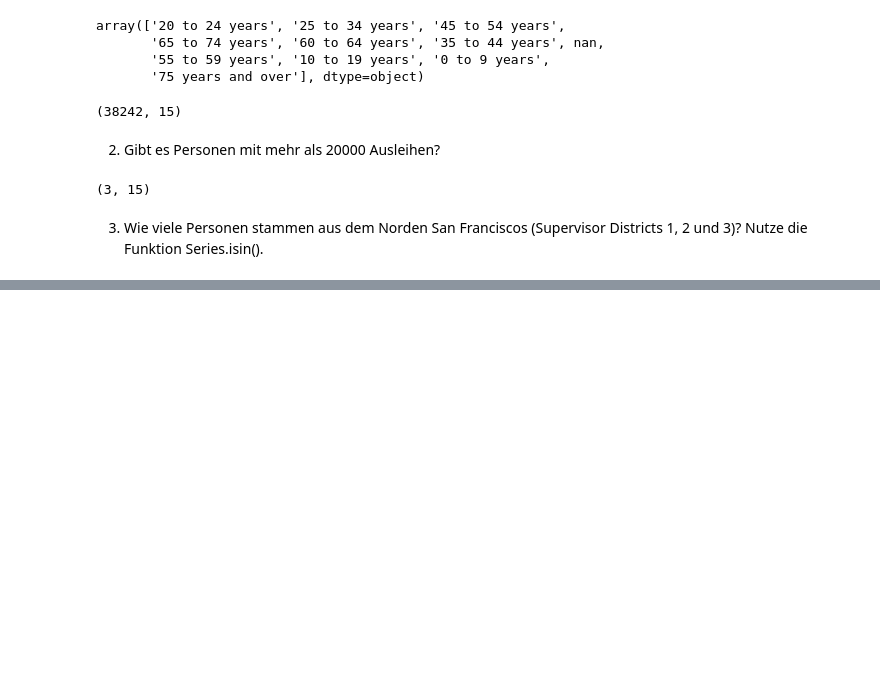
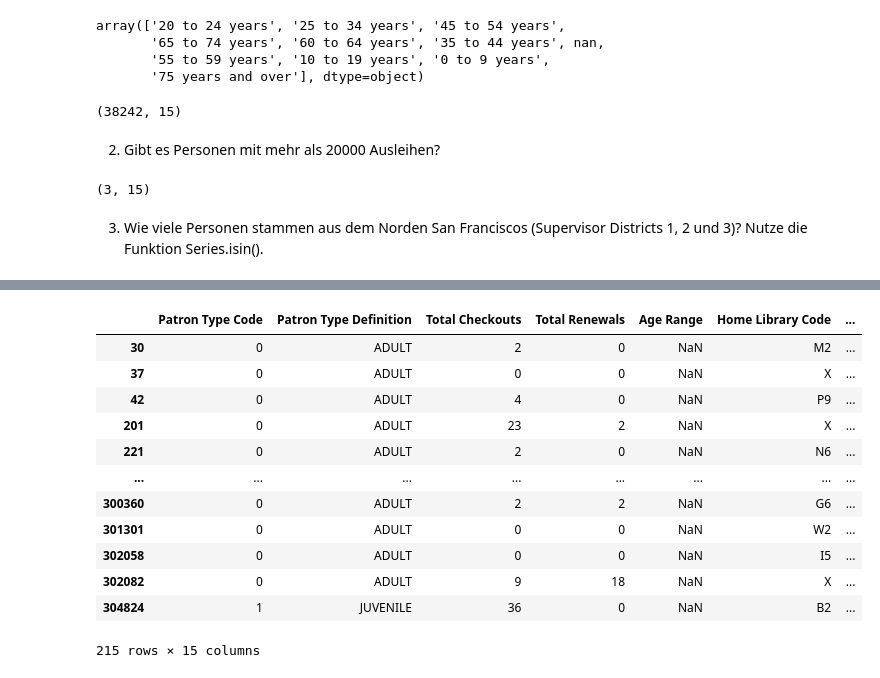
Before and after one commit to cogemol/2020-11-30-Data_Librarian_Cora_Molloy, a Jupyter notebook: Modul_3/notebooks/pandas_introduction.ipynb, the cells around one changed output, grey strips where cells are left out. Cells and saved outputs as stored; diff of their text form; code cells hidden in the pictures; blank space fills up the shorter version.

```diff
--- a/Modul_3/notebooks/pandas_introduction.ipynb
+++ b/Modul_3/notebooks/pandas_introduction.ipynb
@@ -578,0 +681,7 @@ s_north = s.isin(['1', '2', '3'])
+# %%
+# direkt beim Einlesen der Datei "beheben"
+df = pd.read_csv("../data/Library_Usage.csv", na_values="None")
+df['Circulation Active Year']
+
+#alternative NACH dem Einlesen umwandeln
+# df['Circulation Active Year'] = pd.to_numeric(df['Circulation Active Year'], errors='coerce')
@@ -578,0 +707,16 @@ s_north = s.isin(['1', '2', '3'])
+# %%
+df[df['Age Range'].isna()] # gibt mir die Zeilen, in denen Werte fehlen
+# %% [output]
+|  | Patron Type Code | Patron Type Definition | Total Checkouts | Total Renewals | Age Range | Home Library Code | ... |
+| 30 | 0 | ADULT | 2 | 0 | NaN | M2 | ... |
+| 37 | 0 | ADULT | 0 | 0 | NaN | X | ... |
+| 42 | 0 | ADULT | 4 | 0 | NaN | P9 | ... |
+| 201 | 0 | ADULT | 23 | 2 | NaN | X | ... |
+| 221 | 0 | ADULT | 2 | 0 | NaN | N6 | ... |
+| ... | ... | ... | ... | ... | ... | ... | ... |
+| 300360 | 0 | ADULT | 2 | 2 | NaN | G6 | ... |
+| 301301 | 0 | ADULT | 0 | 0 | NaN | W2 | ... |
+| 302058 | 0 | ADULT | 0 | 0 | NaN | I5 | ... |
+| 302082 | 0 | ADULT | 9 | 18 | NaN | X | ... |
+| 304824 | 1 | JUVENILE | 36 | 0 | NaN | B2 | ... |
+215 rows × 15 columns
```
Also changed, not shown: parts of 24 cells of this notebook.
